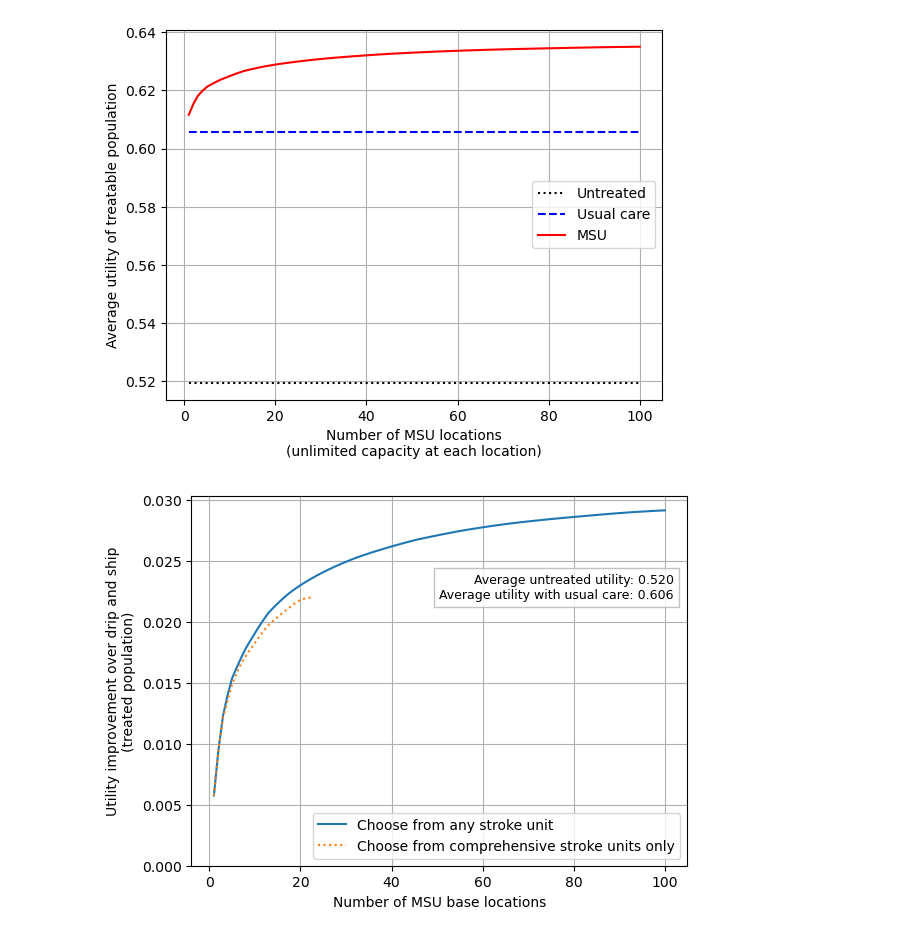
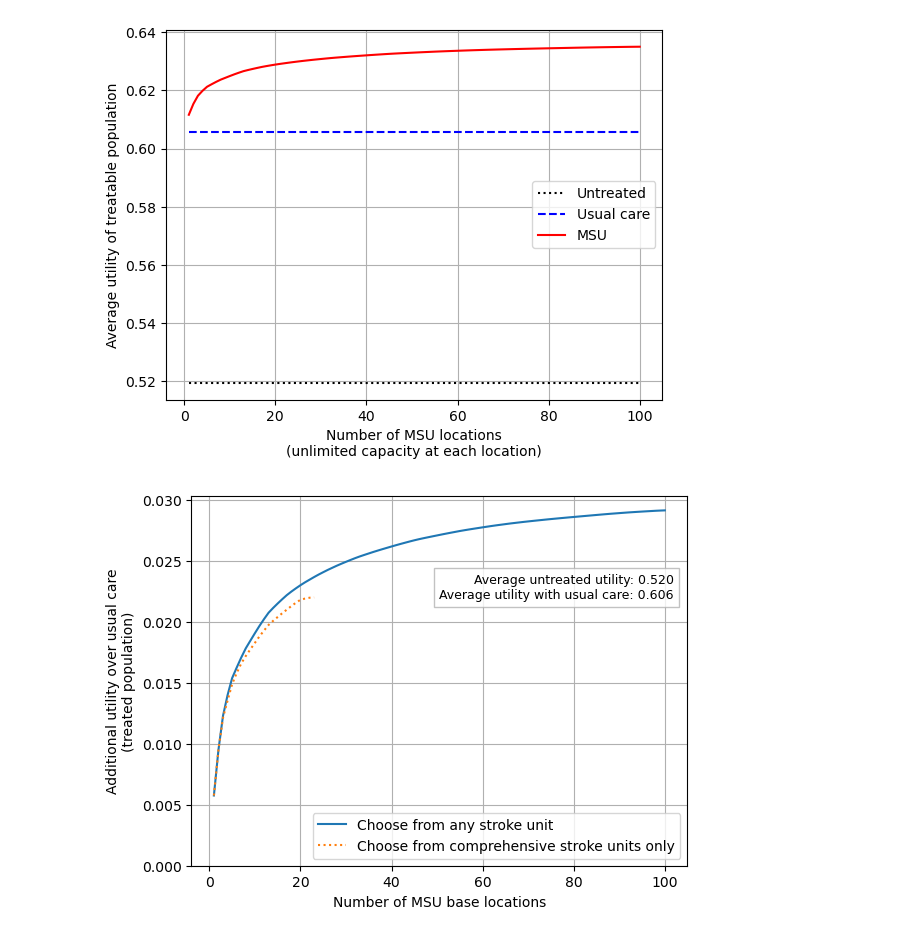
Before and after one commit to stroke-modelling/muster2, a Jupyter notebook: greedy_charting.ipynb, the cells around one changed output. Drawn from its saved outputs; the diff is of its cells as text; code cells hidden in the pictures.

```diff
--- a/greedy_charting.ipynb
+++ b/greedy_charting.ipynb
@@ -110,25 +110,25 @@ plt.show()
 # %%
 fig = plt.figure()
 ax = fig.add_subplot(111)
 x = np.arange(len(greedy_results)) + 1
 y = greedy_results['MSU advantage']
 x2 = np.arange(len(greedy_results_csc)) + 1
 y2 = greedy_results_csc['MSU advantage']
 ax.plot(x, y, '-', label = 'Choose from any stroke unit')
 ax.plot(x2, y2, ':', label = 'Choose from comprehensive stroke units only')
 ax.set_xlabel('Number of MSU base locations')
-ax.set_ylabel('Utility improvement over drip and ship\n(treated population)')
+ax.set_ylabel('Additional utility over usual care\n(treated population)')
 ax.set_ylim(0)
 ax.grid()
 
 txt = f'Average untreated utility: {untreated_utility:0.3f}' + '\n' + \
     f'Average utility with usual care: {average_utility_drip_ship:0.3f}'
 
 plt.legend(loc = 'lower right')
 plt.text(102, 0.024, txt, fontsize=9, color='black', ha='right', va='top', wrap=True,
          bbox=dict(facecolor='white', edgecolor='0.7', alpha=0.8))
 plt.savefig('output/msu_advantages_greedy.png', dpi=300,bbox_inches='tight', pad_inches=0.1)
 
 plt.show()
 # %% [output]
-[figure, old version]
+[figure, new version]
```
Also changed, not shown: 3 other files.
